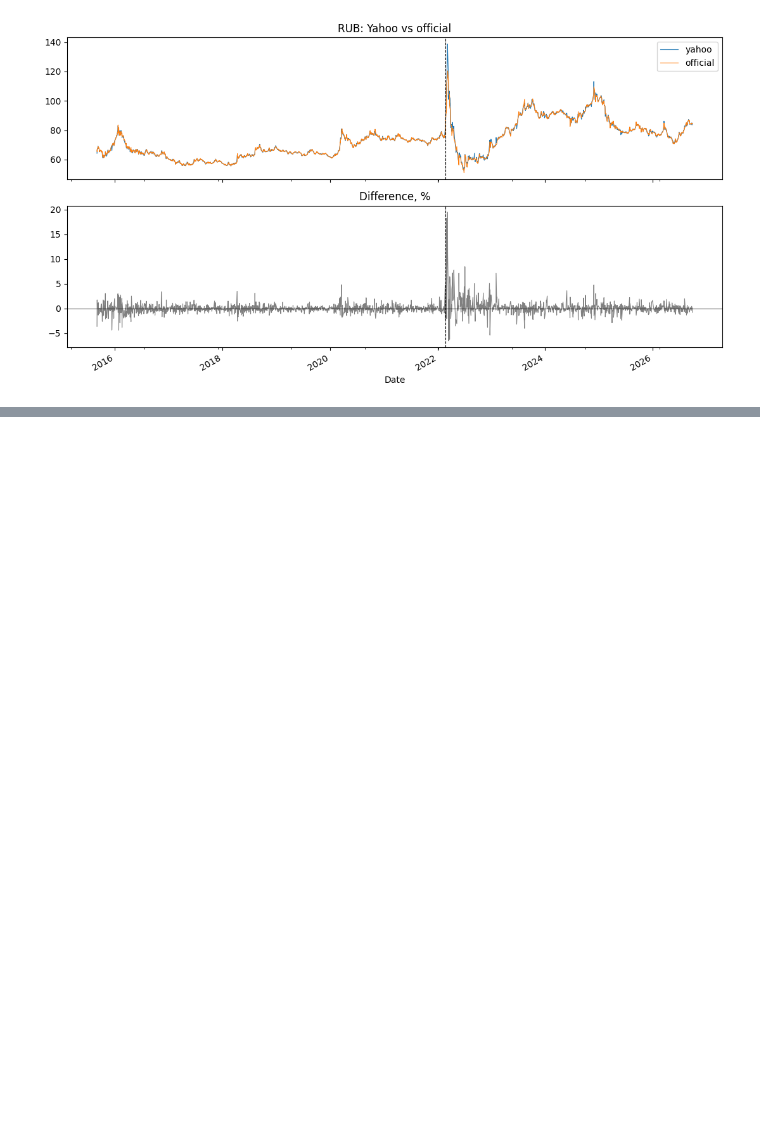
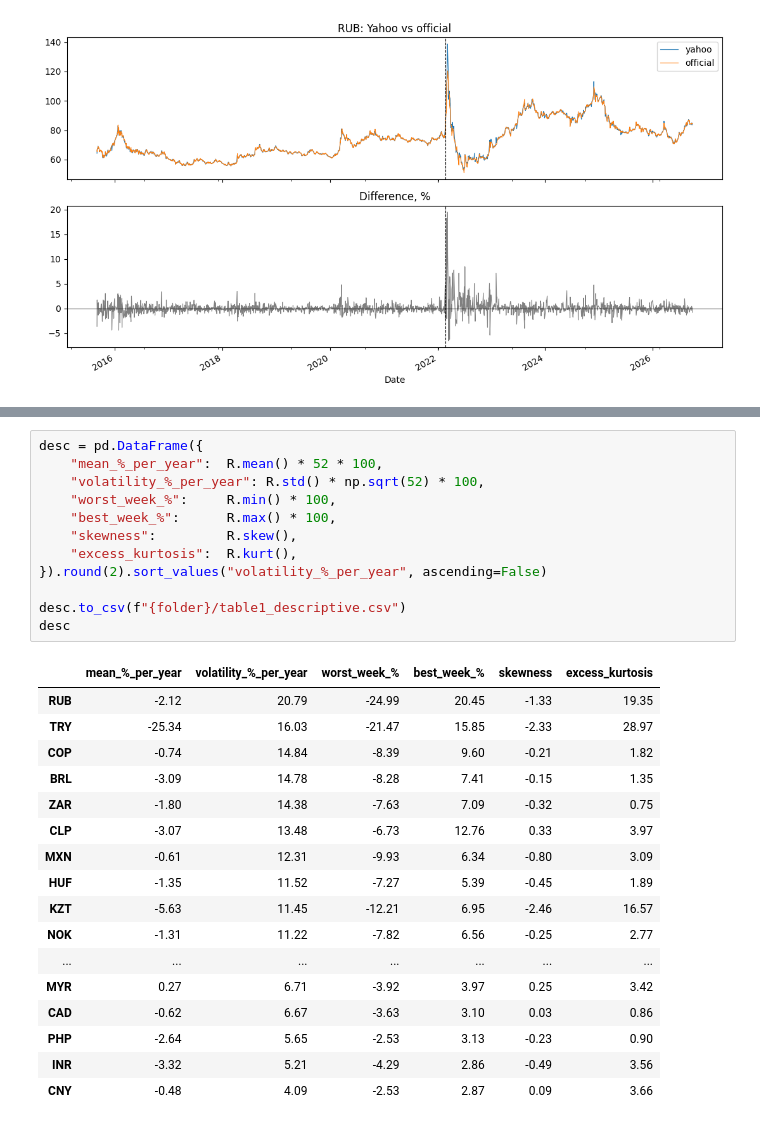
Before and after one commit to saratyulyuova/tenge-ruble-network, a Jupyter notebook: network_analysis.ipynb, the cells around one changed output, grey strips where cells are left out. Cells and saved outputs as stored; diff of their text form; blank space fills up the shorter version.

```diff
--- a/network_analysis.ipynb
+++ b/network_analysis.ipynb
@@ -496,0 +600,30 @@ Saved prices_final.csv: (2909, 25)
+# %%
+desc = pd.DataFrame({
+    "mean_%_per_year":  R.mean() * 52 * 100,
+    "volatility_%_per_year": R.std() * np.sqrt(52) * 100,
+    "worst_week_%":     R.min() * 100,
+    "best_week_%":      R.max() * 100,
+    "skewness":         R.skew(),
+    "excess_kurtosis":  R.kurt(),
+}).round(2).sort_values("volatility_%_per_year", ascending=False)
+
+desc.to_csv(f"{folder}/table1_descriptive.csv")
+desc
+# %% [output]
+|  | mean_%_per_year | volatility_%_per_year | worst_week_% | best_week_% | skewness | excess_kurtosis |
+| RUB | -2.12 | 20.79 | -24.99 | 20.45 | -1.33 | 19.35 |
+| TRY | -25.34 | 16.03 | -21.47 | 15.85 | -2.33 | 28.97 |
+| COP | -0.74 | 14.84 | -8.39 | 9.60 | -0.21 | 1.82 |
+| BRL | -3.09 | 14.78 | -8.28 | 7.41 | -0.15 | 1.35 |
+| ZAR | -1.80 | 14.38 | -7.63 | 7.09 | -0.32 | 0.75 |
+| CLP | -3.07 | 13.48 | -6.73 | 12.76 | 0.33 | 3.97 |
+| MXN | -0.61 | 12.31 | -9.93 | 6.34 | -0.80 | 3.09 |
+| HUF | -1.35 | 11.52 | -7.27 | 5.39 | -0.45 | 1.89 |
+| KZT | -5.63 | 11.45 | -12.21 | 6.95 | -2.46 | 16.57 |
+| NOK | -1.31 | 11.22 | -7.82 | 6.56 | -0.25 | 2.77 |
+| ... | ... | ... | ... | ... | ... | ... |
+| MYR | 0.27 | 6.71 | -3.92 | 3.97 | 0.25 | 3.42 |
+| CAD | -0.62 | 6.67 | -3.63 | 3.10 | 0.03 | 0.86 |
+| PHP | -2.64 | 5.65 | -2.53 | 3.13 | -0.23 | 0.90 |
+| INR | -3.32 | 5.21 | -4.29 | 2.86 | -0.49 | 3.56 |
+| CNY | -0.48 | 4.09 | -2.53 | 2.87 | 0.09 | 3.66 |
```
Also changed, not shown: parts of 19 cells of this notebook.
